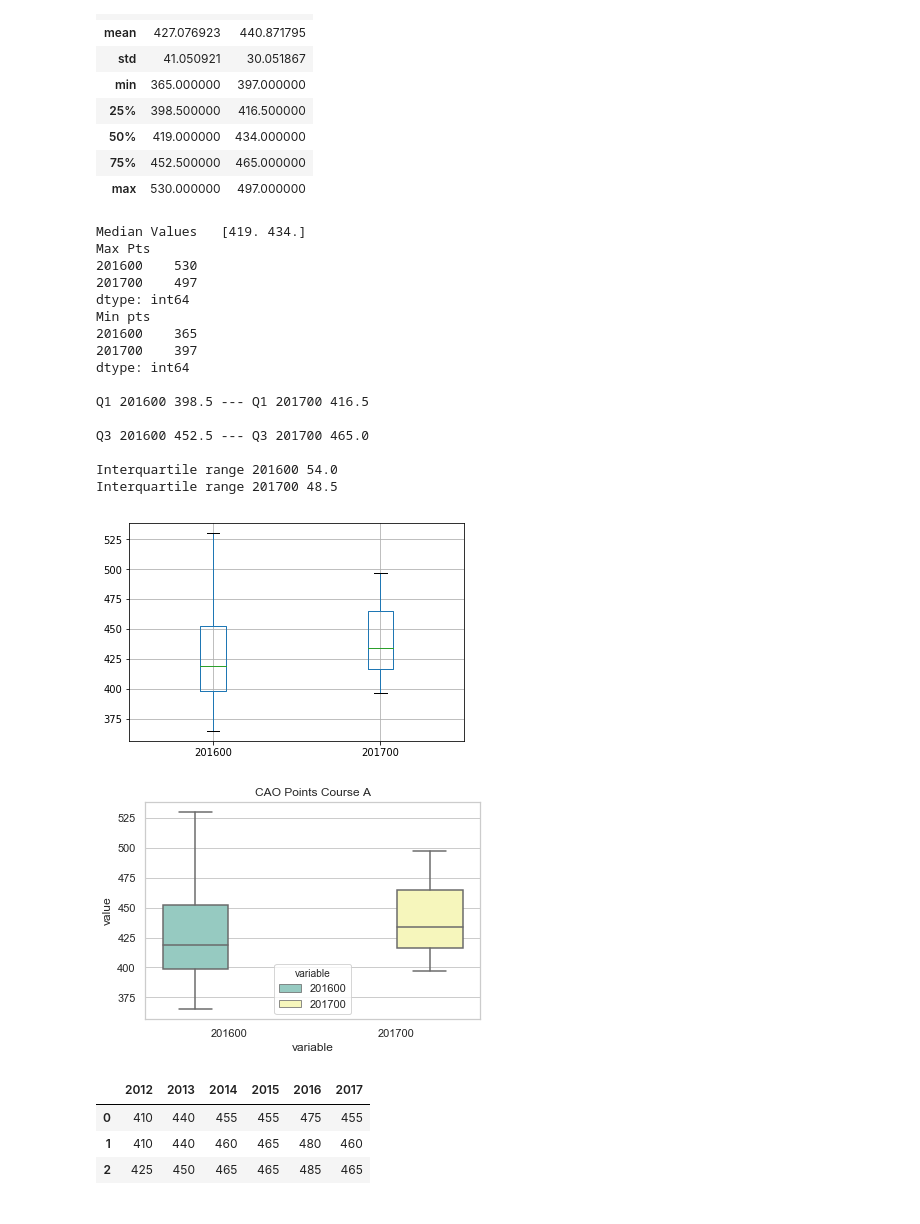
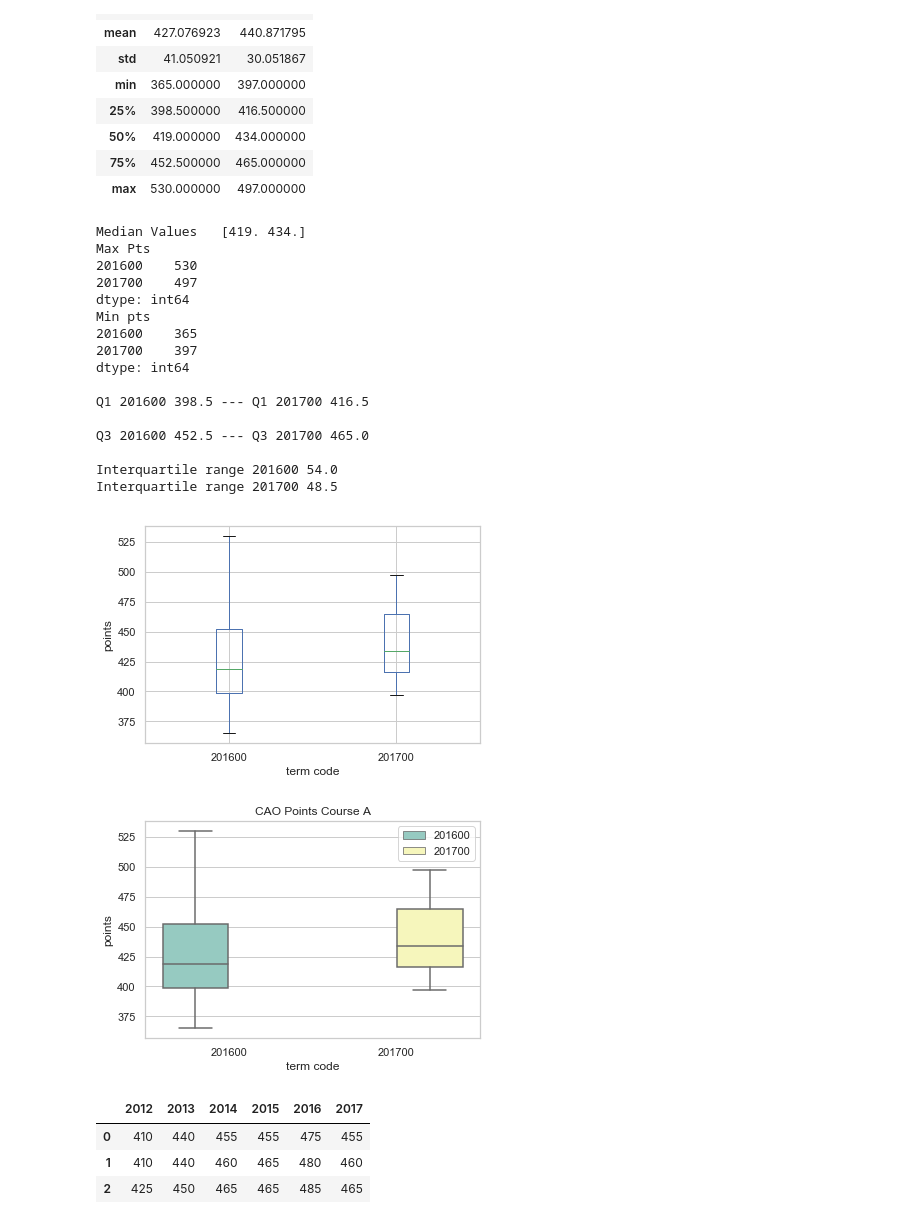
Before and after one commit to Hudsonsue/BOXPLOTS, a Jupyter notebook: BOX PLOTS.ipynb, the cells around one changed output. Cells and saved outputs as stored; diff of their text form; code cells hidden in the pictures.

```diff
--- a/BOX PLOTS.ipynb
+++ b/BOX PLOTS.ipynb
@@ -89,6 +89,9 @@ df.describe()
 | max | 530.000000 | 497.000000 |
 # %%
 boxplot = df.boxplot(column=['201600','201700'],  return_type='axes')
+plt.ylabel('points')
+plt.xlabel('term code')
+
 print("Median Values  ", np.median(df,axis =0))
 max_pts = np.amax(df, axis=0)
 min_pts = np.amin(df, axis=0)
@@ -96,45 +99,48 @@ print("Max Pts")
 print (max_pts)
 print("Min pts")
 print( min_pts)
 print()
 Q1 =np.percentile(df, 25, axis =0)
 print ("Q1 201600", Q1[0], "--- Q1 201700", Q1[1])
 print()
 Q3 =np.percentile(df, 75, axis=0)
 print ("Q3 201600", Q3[0], "--- Q3 201700", Q3[1])
 IR = Q3-Q1
 print()
 print("Interquartile range 201600", (IR[0]))
 print("Interquartile range 201700", (IR[1]))
 # %% [output]
 Median Values   [419. 434.]
 Max Pts
 201600    530
 201700    497
 dtype: int64
 Min pts
 201600    365
 201700    397
 dtype: int64
 
 Q1 201600 398.5 --- Q1 201700 416.5
 
 Q3 201600 452.5 --- Q3 201700 465.0
 
 Interquartile range 201600 54.0
 Interquartile range 201700 48.5
-[figure, old version]
+[figure, new version]
 # %%
 
 df1 = pd.DataFrame(data = df, columns = ['201600','201700'])
 sns.set(style="whitegrid")
 sns.boxplot(x="variable",y = "value", hue = "variable",data=pd.melt(df), palette="Set3").set_title("CAO Points Course A")
+plt.legend()
+plt.ylabel('points')
+plt.xlabel('term code')
 plt.show()
 
 
     #palette="Set3" colour scheme
 # %% [output]
-[figure, old version]
+[figure, new version]
 # %%
 df3 = pd.read_csv("https://raw.githubusercontent.com/Hudsonsue/BOXPLOTS/master/boxplotdata.csv",  header = 0)
 df3.head(3)
```
Also changed, not shown: parts of 5 cells of this notebook.
